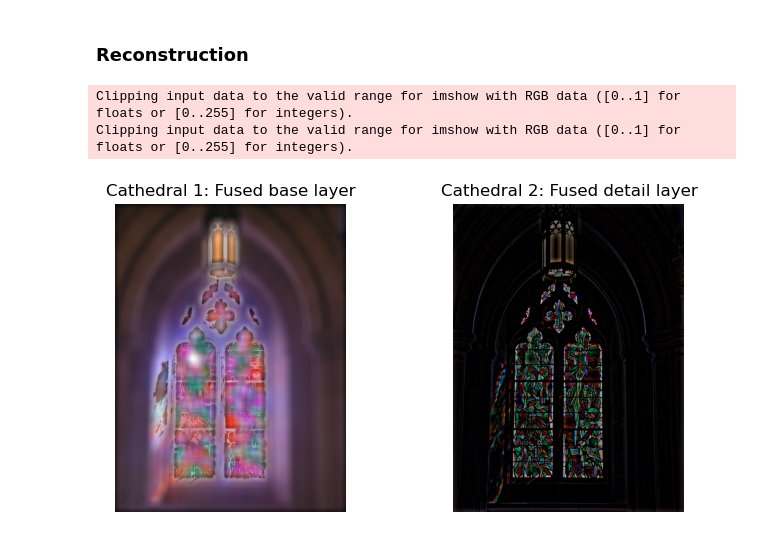
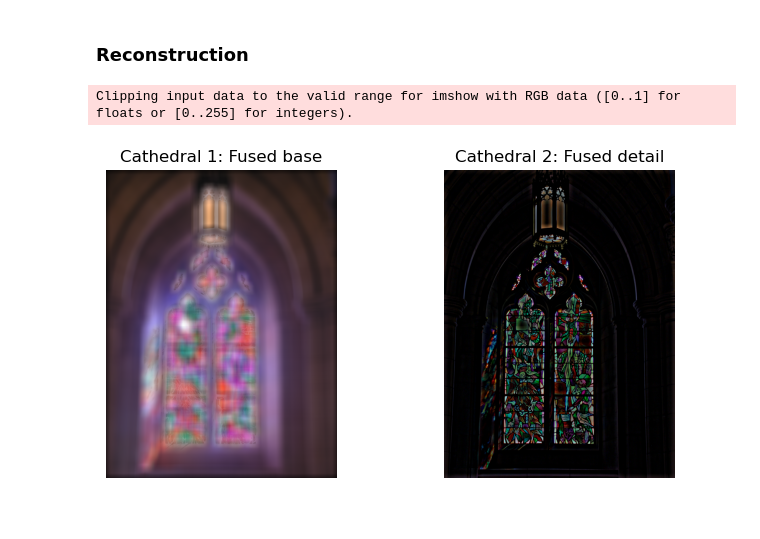
Before and after one commit to TheiloT/MVA-Image-Fusion-with-Guided-Filtering, a Jupyter notebook: image_fusion.ipynb, the cells around one changed output. Cells and saved outputs as stored; diff of their text form; code cells hidden in the pictures.

```diff
--- a/image_fusion.ipynb
+++ b/image_fusion.ipynb
@@ -45,13 +24,12 @@ show_images(im1, im2, 'original', 'original')
 # %%
-# Compute base layers
 # Parameters
 average_filter_size = 31
 
-# For an average filter, we can apply the filter to each color channel separately
-base1 = average_filter_multichannel(im1, average_filter_size).astype(int)
-base2 = average_filter_multichannel(im2, average_filter_size).astype(int)
+base1, detail1 = get_base_detail_layers(im1, average_filter_size)
+base2, detail2 = get_base_detail_layers(im2, average_filter_size)
 
 # Plot results
 show_images(base1, base2, 'base', 'base')
+show_images(detail1, detail2, 'details', 'details')
 # %% [output]
 [figure]
@@ -58,7 +38,0 @@ show_images(base1, base2, 'base', 'base')
-# %%
-# Compute details layers
-detail1 = im1 - base1  # Remark: how to interpret negative values?
-detail2 = im2 - base2
-
-# Plot results
-show_images(detail1, detail2, 'details', 'details')
@@ -131,8 +60,9 @@ sigma = 5 # Standard deviation of the Gaussian kernel
 radius = 5 # Radius of the Gaussian filter
 
 # Compute saliency maps
-saliency1 = gaussian_filter(H1, sigma=sigma, radius=radius)
-saliency2 = gaussian_filter(H2, sigma=sigma, radius=radius)
+saliency1 = get_saliency_map(im1, laplacian_kernel_size=3, local_average_size=7, gaussian_filter_sigma=sigma, gaussian_filter_radius=radius)
+saliency2 = get_saliency_map(im2, laplacian_kernel_size=3, local_average_size=7, gaussian_filter_sigma=sigma, gaussian_filter_radius=radius)
+saliency_maps = np.array([saliency1, saliency2])
 show_images(saliency1, saliency2, 'Saliency', 'Saliency', gray=True)
 # %% [output]
 [figure]
@@ -152,15 +81,8 @@ r1 = 45
 r2 = 7
 eps1 = 0.3
 eps2 = 1e-6
-W1B = np.clip(guided_filter_with_colored_guide_v2(P1, (im1/255).astype(np.float32), r1, eps1), 0, None)
-W2B = np.clip(guided_filter_with_colored_guide_v2(P2, (im2/255).astype(np.float32), r1, eps1), 0, None)
-W1B = W1B / (W1B + W2B)
-W2B = W2B / (W1B + W2B)
+W1B, W2B, W1D, W2D = get_weight_masks(saliency_maps, im1, im2, r1, eps1, r2, eps2)
 show_images(W1B, W2B, 'Weight mask for base', 'Weight mask for base', gray=True)
-W1D = np.clip(guided_filter_with_colored_guide_v2(P1, (im1/255).astype(np.float32), r2, eps2), 0, None)
-W2D = np.clip(guided_filter_with_colored_guide_v2(P2, (im2/255).astype(np.float32), r2, eps2), 0, None)
-W1D = W1D / (W1D + W2D)
-W2D = W2D / (W1D + W2D)
 show_images(W1D, W2D, 'Weight mask for detail', 'Weight mask for detail', gray=True)
 # %% [output]
 [figure]
@@ -214,15 +90,11 @@ show_images(W1D, W2D, 'Weight mask for detail', 'Weight mask for detail', gray=T
 # %% [markdown]
 ### Reconstruction
-# %%
-fusedB = W1B[:,:,None] * base1 + W2B[:,:,None] * base2
-fusedD = W1B[:,:,None] * detail1 + W2B[:,:,None] * detail2
-fusedB = fusedB.astype(int)
-fusedD = fusedD.astype(int)
-show_images(fusedB, fusedD, 'Fused base layer', 'Fused detail layer')
-# %% [output]
-Clipping input data to the valid range for imshow with RGB data ([0..1] for floats or [0..255] for integers).
-Clipping input data to the valid range for imshow with RGB data ([0..1] for floats or [0..255] for integers).
-[figure, removed]
+# %%
+fusedB, fusedD = fuse_layers(base1, base2, detail1, detail2, W1B, W2B, W1D, W2D)
+show_images(fusedB, fusedD, 'Fused base', 'Fused detail')
+# %% [output]
+Clipping input data to the valid range for imshow with RGB data ([0..1] for floats or [0..255] for integers).
+[figure, added]
 # %%
 final_img = fusedB + fusedD
 show_images(final_img, final_img, 'Final image', 'Final image')
```
Also changed, not shown: parts of 24 cells of this notebook, 3 other files.
